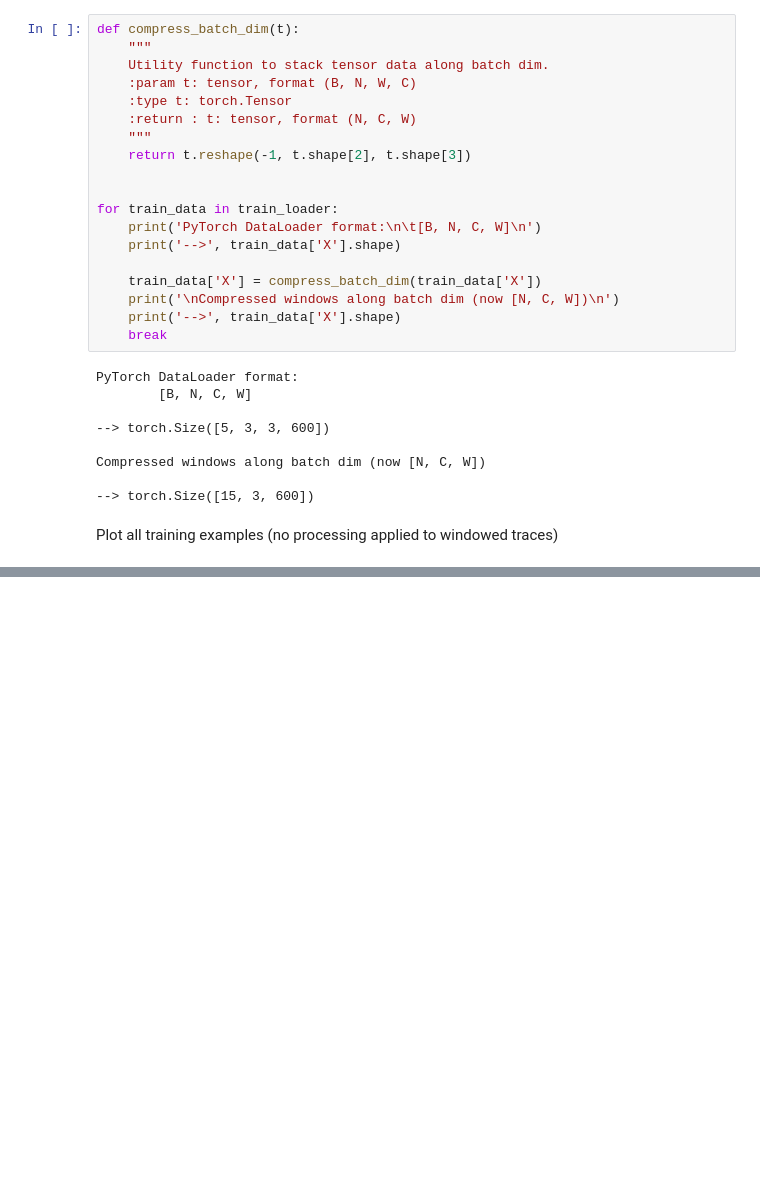
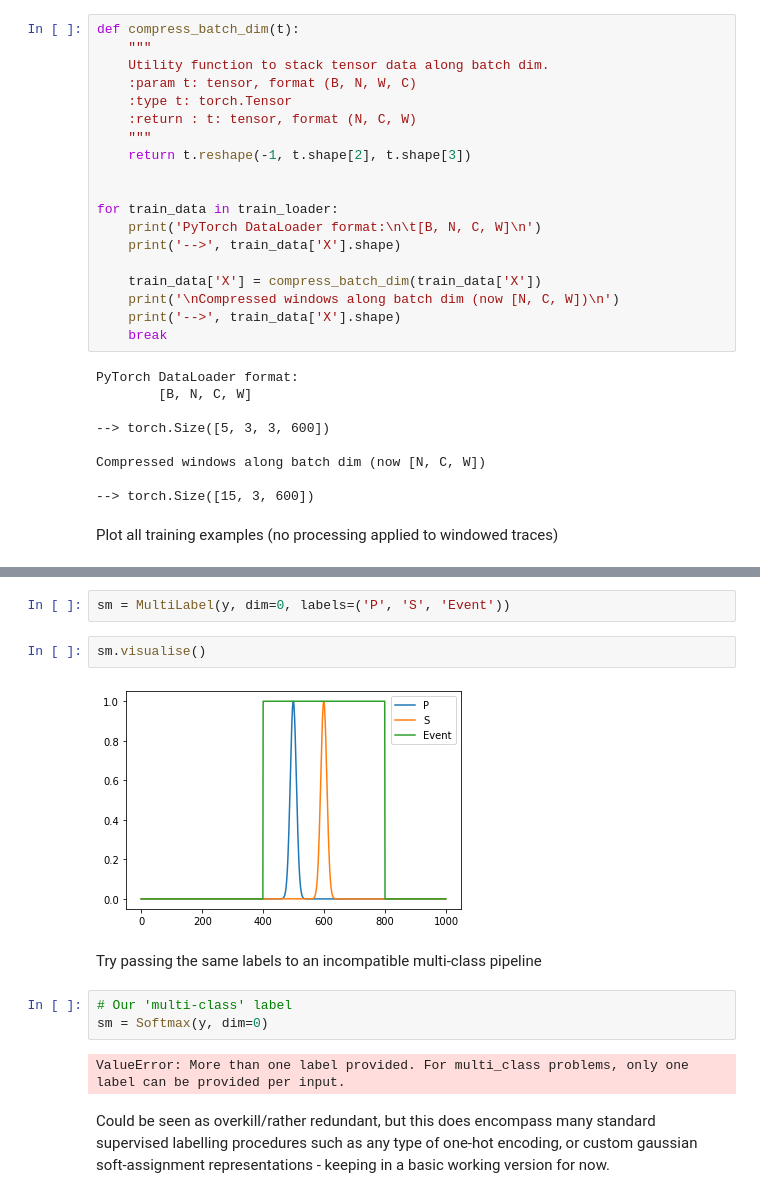
Before and after one commit to seisbench/seisbench, a Jupyter notebook: examples/data_generator_example.ipynb, the cells around one changed output, grey strips where cells are left out. Drawn from its saved outputs; the diff is of its cells as text; blank space fills up the shorter version.

```diff
--- a/examples/data_generator_example.ipynb
+++ b/examples/data_generator_example.ipynb
@@ -127,0 +195,15 @@ for i, window in enumerate(train_data['X']):
+# %%
+sm = MultiLabel(y, dim=0, labels=('P', 'S', 'Event'))
+# %%
+sm.visualise()
+# %% [output]
+[figure, added]
+# %% [markdown]
+Try passing the same labels to an incompatible multi-class pipeline
+# %%
+# Our 'multi-class' label
+sm = Softmax(y, dim=0)
+# %% [output]
+ValueError: More than one label provided. For multi_class problems, only one label can be provided per input.
+# %% [markdown]
+Could be seen as overkill/rather redundant, but this does encompass many standard supervised labelling procedures such as any type of one-hot encoding, or custom gaussian soft-assignment representations - keeping in a basic working version for now.
```
Also changed, not shown: parts of 8 cells of this notebook, 1 other file.
